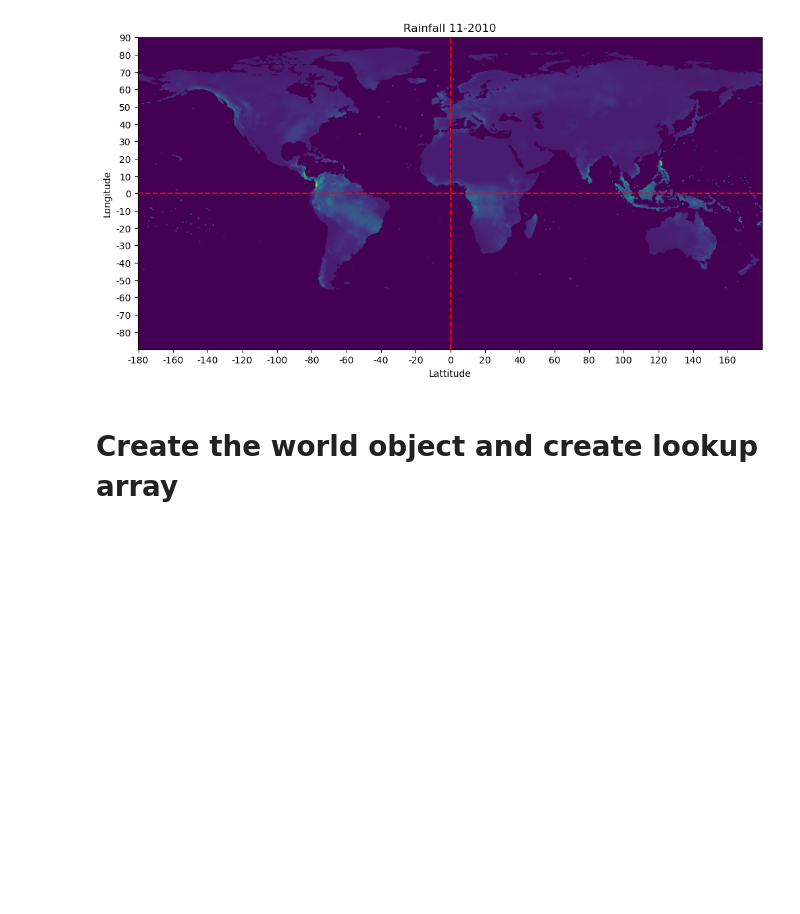
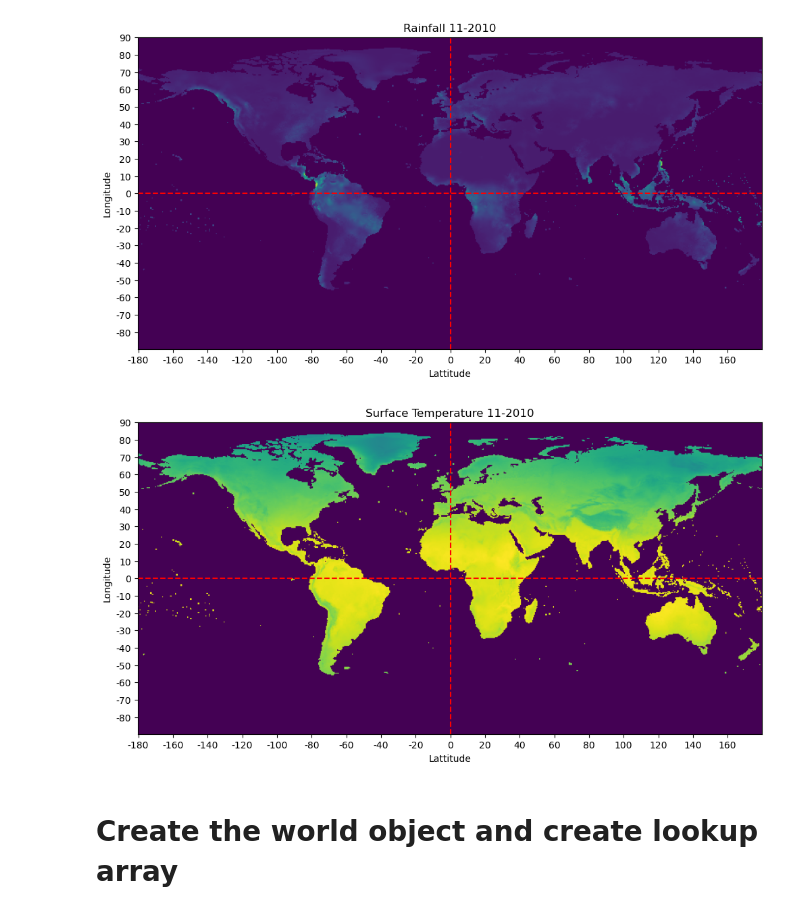
Before and after one commit to ebelchio12/nature-and-conflicts, a Jupyter notebook: EDA/rainfall/rainfall.ipynb, the cells around one changed output. Cells and saved outputs as stored; diff of their text form; code cells hidden in the pictures; blank space fills up the shorter version.

```diff
--- a/EDA/rainfall/rainfall.ipynb
+++ b/EDA/rainfall/rainfall.ipynb
@@ -18,6 +20,15 @@ ax = rainfall.plot_month(11, 2010)
 plt.show()
 # %% [output]
 [figure]
+# %%
+# fetch surface temp data
+surf_temp = SurfaceTemperature()
+surf_temp.fetch_data_years(1901, 2023, delete_file=True)
+
+ax = surf_temp.plot_month(11, 2010)
+plt.show()
+# %% [output]
+[figure, added]
 # %% [markdown]
 # Create the world object and create lookup array
 # %%
```
Also changed, not shown: parts of 12 cells of this notebook, 8 other files.
